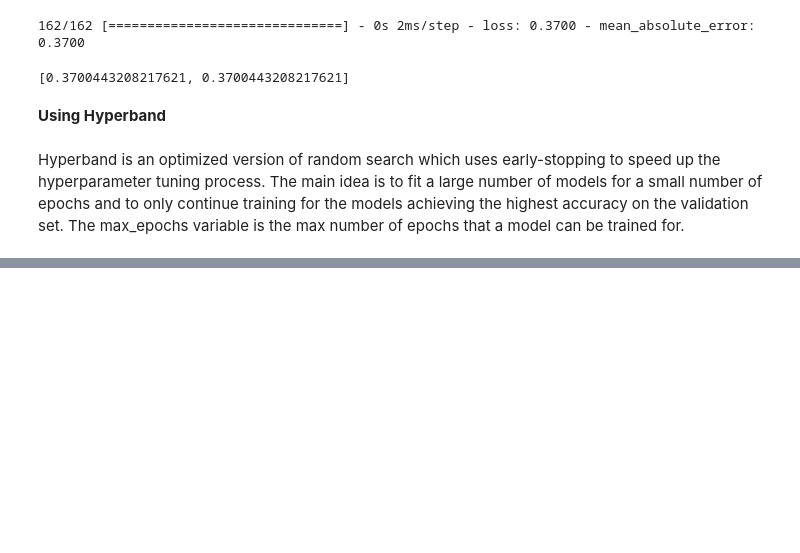
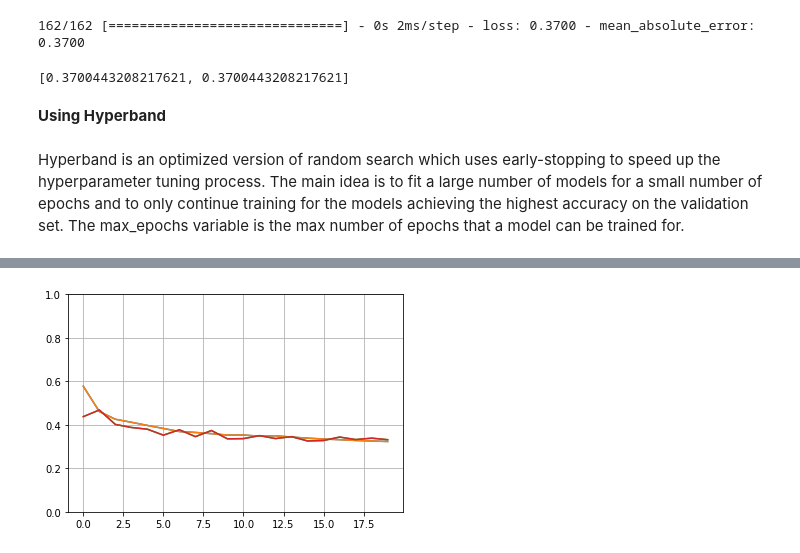
Before and after one commit to gauravpks/dl-repo, a Jupyter notebook: ANN/HyperparameterTuning.ipynb, the cells around one changed output, grey strips where cells are left out. Saved outputs shown, nothing was run; the diff lists cells and outputs as text; code cells hidden in the pictures; blank space fills up the shorter version.

```diff
--- a/ANN/HyperparameterTuning.ipynb
+++ b/ANN/HyperparameterTuning.ipynb
@@ -234,3 +244,11 @@ model.evaluate(X_test,y_test)
 **Using  Hyperband**
 # %% [markdown]
 Hyperband is an optimized version of random search which uses early-stopping to speed up the hyperparameter tuning process. The main idea is to fit a large number of models for a small number of epochs and to only continue training for the models achieving the highest accuracy on the validation set. The max_epochs variable is the max number of epochs that a model can be trained for.
+# %%
+tuner = Hyperband(build_model,
+                   tune_new_entries=True,
+                     objective = 'val_mean_absolute_error',
+                     factor = 3,
+                     max_epochs = 10,
+                     directory = 'dir',
+                     project_name = 'Housing_New')
@@ -236,0 +266,6 @@ Hyperband is an optimized version of random search which uses early-stopping to
+# %%
+best_hps = tuner.get_best_hyperparameters(num_trials = 1)[0]
+# %%
+# Build the model with the optimal hyperparameters and train it on the data
+model = tuner.hypermodel.build(best_hps)
+history= model.fit(X_train, y_train, epochs = 20, validation_data = (X_valid, y_valid))
@@ -236,0 +290,7 @@ Hyperband is an optimized version of random search which uses early-stopping to
+# %%
+plt.plot(pd.DataFrame(history.history))
+plt.grid(True)
+plt.gca().set_ylim(0, 1)
+plt.show()
+# %% [output]
+[figure, added]
```
Also changed, not shown: parts of 8 cells of this notebook.
